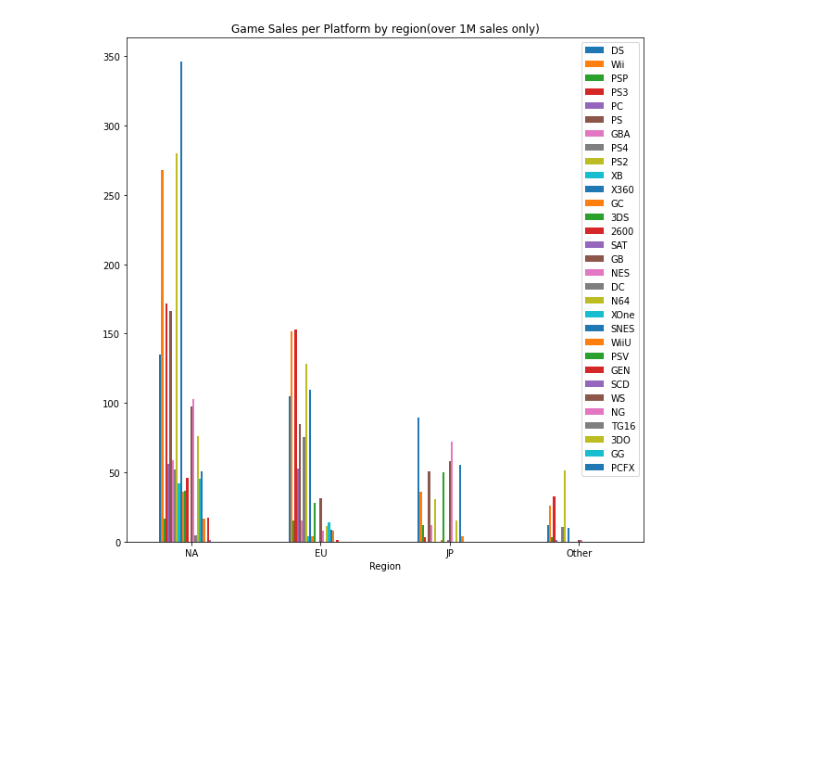
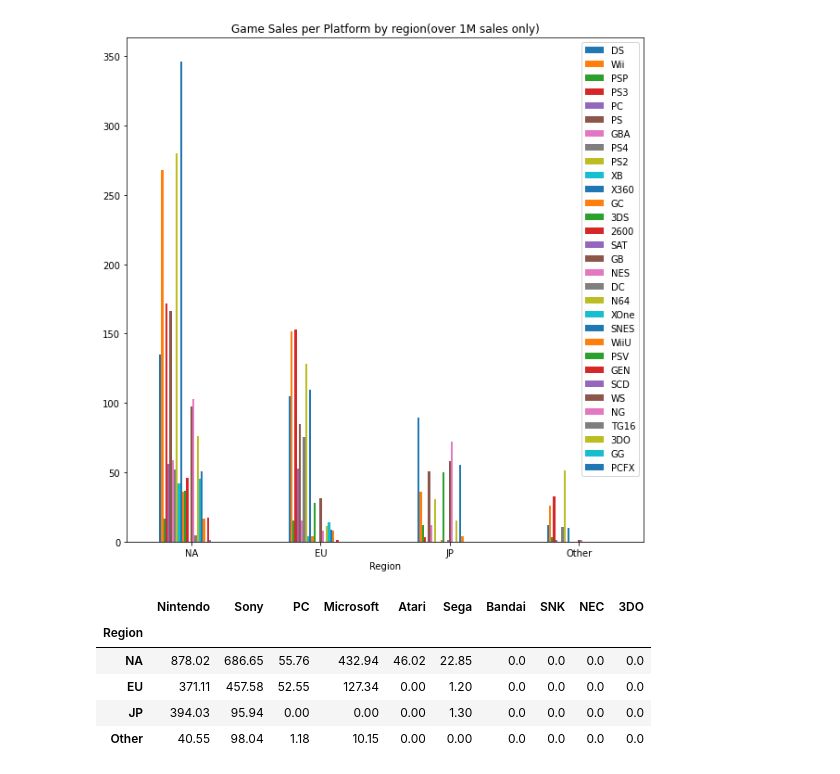
Before and after one commit to Lemonfry/ds-section1-project, a Jupyter notebook: section1-project.ipynb, the cells around one changed output. Saved outputs shown, nothing was run; the diff lists cells and outputs as text; code cells hidden in the pictures; blank space fills up the shorter version.

```diff
--- a/section1-project.ipynb
+++ b/section1-project.ipynb
@@ -1033,0 +1082,9 @@ AxesSubplot(0.125,0.125;0.775x0.755)
+# %%
+platform_sales_sorted_M
+# %% [output]
+|  | Nintendo | Sony | PC | Microsoft | Atari | Sega | Bandai | SNK | NEC | 3DO |
+| Region |  |  |  |  |  |  |  |  |  |  |
+| NA | 878.02 | 686.65 | 55.76 | 432.94 | 46.02 | 22.85 | 0.0 | 0.0 | 0.0 | 0.0 |
+| EU | 371.11 | 457.58 | 52.55 | 127.34 | 0.00 | 1.20 | 0.0 | 0.0 | 0.0 | 0.0 |
+| JP | 394.03 | 95.94 | 0.00 | 0.00 | 0.00 | 1.30 | 0.0 | 0.0 | 0.0 | 0.0 |
+| Other | 40.55 | 98.04 | 1.18 | 10.15 | 0.00 | 0.00 | 0.0 | 0.0 | 0.0 | 0.0 |
```
Also changed, not shown: parts of 12 cells of this notebook.
